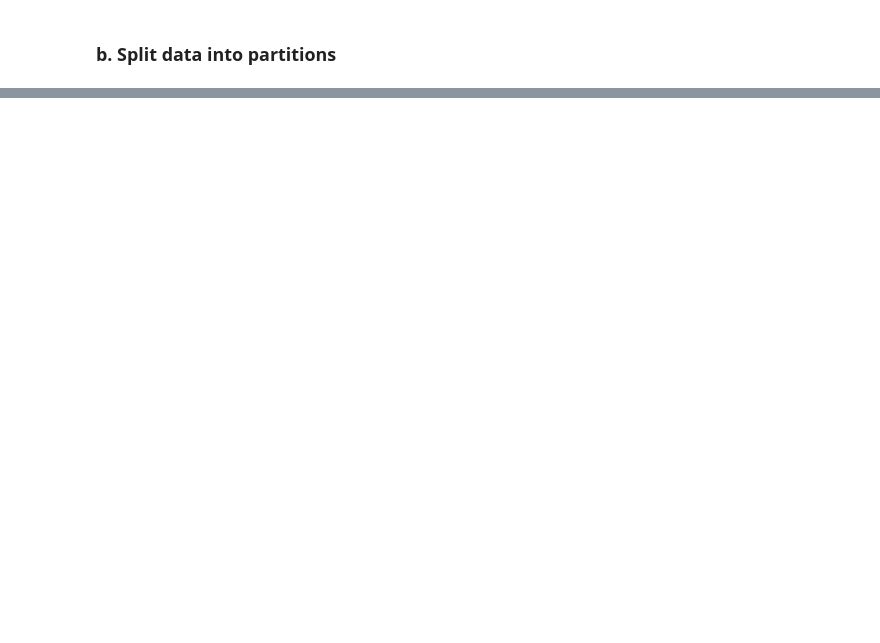
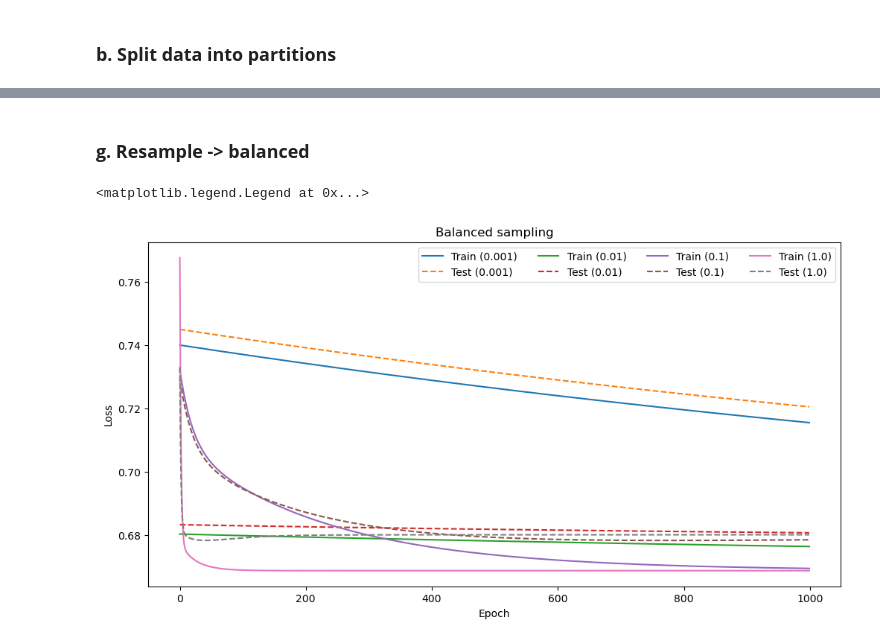
Before and after one commit to zche2/Ge166_code, a Jupyter notebook: HW1/HW1_Zichang.ipynb, the cells around one changed output, grey strips where cells are left out. Saved outputs shown, nothing was run; the diff lists cells and outputs as text; code cells hidden in the pictures; blank space fills up the shorter version.

```diff
--- a/HW1/HW1_Zichang.ipynb
+++ b/HW1/HW1_Zichang.ipynb
@@ -76,0 +142,7 @@ Test - Blast: 1117, Earthquake: 287
+# %%
+for lr, scores in models.items():
+    print(f"\nLearning Rate: {lr}")
+    print(f"Train Precision: Earthquake - {scores[0][0]:.4f}, Blast - {scores[0][1]:.4f}")
+    print(f"Train  Recall: Earthquake - {scores[1][0]:.4f}, Blast - {scores[1][1]:.4f}")
+    print(f"Test Precision: Earthquake - {scores[2][0]:.4f}, Blast - {scores[2][1]:.4f}")
+    print(f"Test  Recall: Earthquake - {scores[3][0]:.4f}, Blast - {scores[3][1]:.4f}")
@@ -76,0 +172,2 @@ Test - Blast: 1117, Earthquake: 287
+# %% [markdown]
+### <b>g. Resample -> balanced</b>
@@ -76,0 +255,24 @@ Test - Blast: 1117, Earthquake: 287
+# %%
+torch.manual_seed(100)
+learning_rates = [0.001, 0.01, 0.1, 1.]
+history = {}
+models  = {}
+
+for lr in learning_rates:
+    train_losses, test_losses, scores = train_model2(lr)
+    history[lr] = (train_losses, test_losses)
+    models[lr]  = scores
+
+# Plot the loss history
+plt.figure(figsize=(12, 6))
+for lr, (train_losses, test_losses) in history.items():
+    plt.plot(train_losses, label=f'Train ({lr})')
+    plt.plot(test_losses, linestyle='--', label=f'Test ({lr})')
+
+plt.xlabel('Epoch')
+plt.ylabel('Loss')
+plt.title('Balanced sampling')
+plt.legend(ncols=len(learning_rates))
+# %% [output]
+<matplotlib.legend.Legend at 0x...>
+[figure, added]
```
Also changed, not shown: parts of 21 cells of this notebook.
